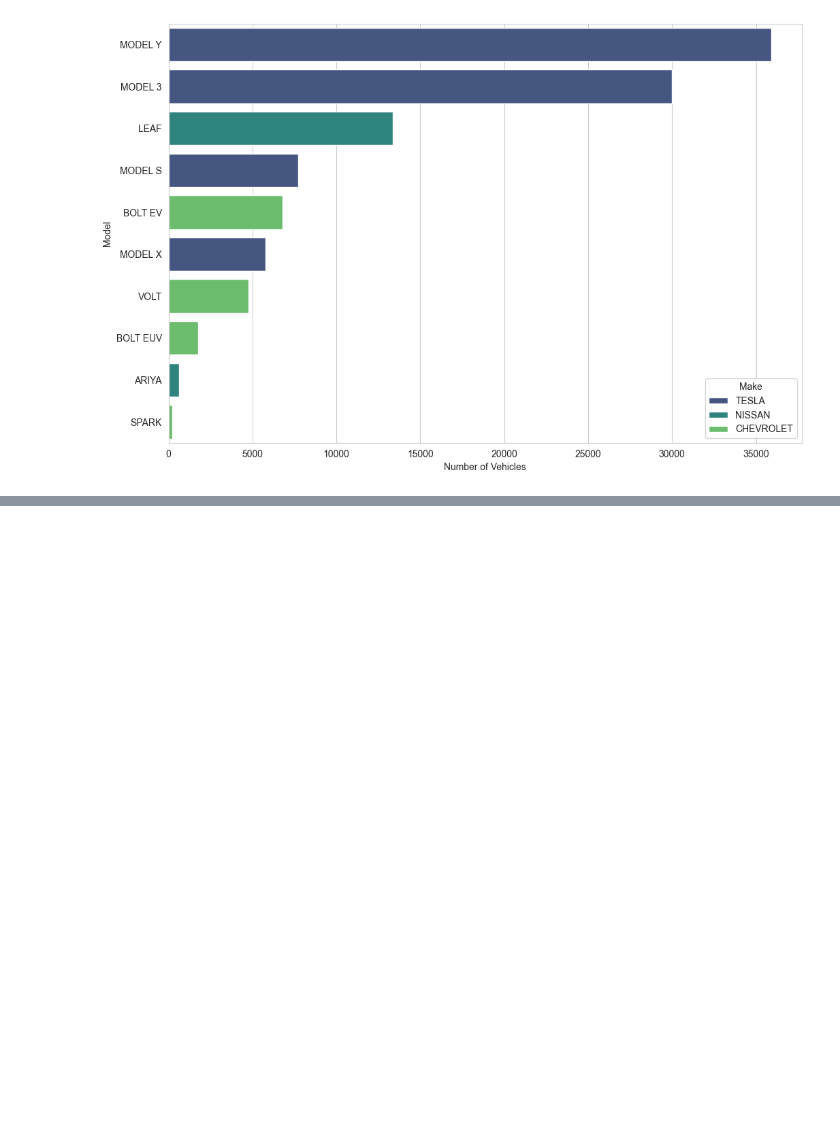
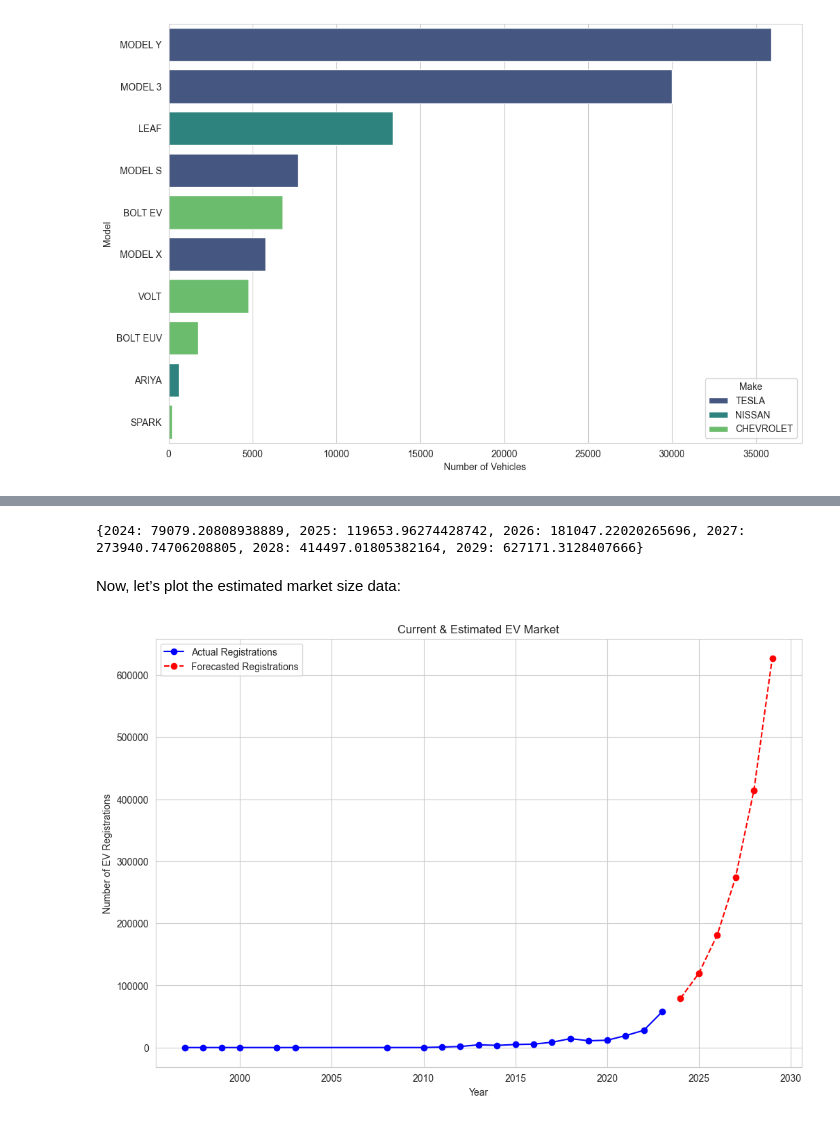
Before and after one commit to errosal/Electric-Vehicles-Market-Size-Analysis, a Jupyter notebook: EV-Market.ipynb, the cells around one changed output, grey strips where cells are left out. Cells and saved outputs as stored; diff of their text form; code cells hidden in the pictures; blank space fills up the shorter version.

```diff
--- a/EV-Market.ipynb
+++ b/EV-Market.ipynb
@@ -279,0 +369,61 @@ sns.barplot(x='Number of Vehicles', y='Model', hue='Make', data=top_models_10, p
+# %%
+# Filter the dataset to include years with complete data, assuming 2023 is the last complete year
+filtered_years = ev_registration_counts[ev_registration_counts.index <= 2023]
+
+# Define a function for exponential growth to fit the data
+def exp_growth(x, a, b):
+    return a * np.exp(b * x)
+
+# Prepare the data for curve fitting
+x_data = filtered_years.index - filtered_years.index.min()
+y_data = filtered_years.values
+
+# Fit the data to the exponential growth function
+params, covariance = curve_fit(exp_growth, x_data, y_data)
+
+# Use the fitted function to forecast the number of EVs for 2024 and the next five years
+forecast_years = np.arange(2024, 2024 + 6) - filtered_years.index.min()
+forecasted_values = exp_growth(forecast_years, *params)
+
+# Create a dictionary to display the forecasted values for easier interpretation
+forecasted_evs = dict(zip(forecast_years + filtered_years.index.min(), forecasted_values))
+
+print(forecasted_evs)
+# %% [output]
+{2024: 79079.20808938889, 2025: 119653.96274428742, 2026: 181047.22020265696, 2027: 273940.74706208805, 2028: 414497.01805382164, 2029: 627171.3128407666}
+# %% [markdown]
+Now, let’s plot the estimated market size data:
+# %%
+# Prepare data for plotting
+
+# Define years for plotting based on available and forecasted data
+years = np.arange(filtered_years.index.min(), 2029 + 1)
+actual_years = filtered_years.index
+forecast_years_full = np.arange(2024, 2029 + 1)
+
+# Gather actual and forecasted values for plotting
+actual_values = filtered_years.values
+forecasted_values_full = [forecasted_evs[year] for year in forecast_years_full]
+
+# Create a figure for the plot with a specified size
+plt.figure(figsize=(12, 8))
+
+# Plot actual EV registrations over available years
+plt.plot(actual_years, actual_values, 'bo-', label='Actual Registrations')
+
+# Plot forecasted EV registrations for future years
+plt.plot(forecast_years_full, forecasted_values_full, 'ro--', label='Forecasted Registrations')
+
+# Set plot title and axis labels
+plt.title('Current & Estimated EV Market')
+plt.xlabel('Year')
+plt.ylabel('Number of EV Registrations')
+
+# Display legend and grid lines on the plot
+plt.legend()
+plt.grid(True)
+
+# Show the plot
+plt.show()
+# %% [output]
+[figure, added]
```
Also changed, not shown: parts of 32 cells of this notebook.
